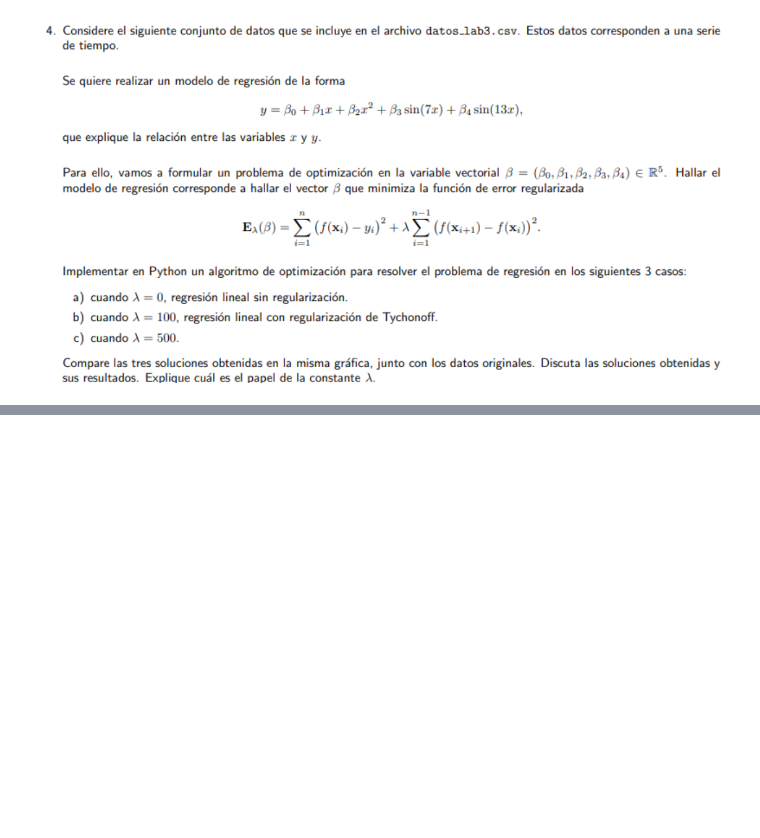
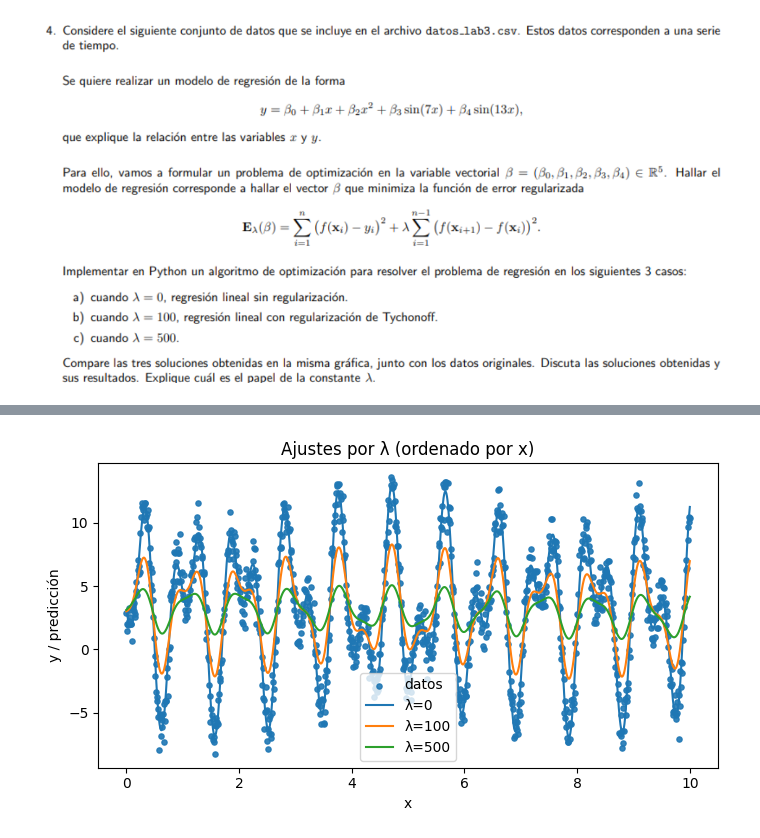
Before and after one commit to wwIrvingww/Laboratorios_Simulacion, a Jupyter notebook: Lab3/lab3.ipynb, the cells around one changed output, grey strips where cells are left out. Drawn from its saved outputs; the diff is of its cells as text; code cells hidden in the pictures; blank space fills up the shorter version.

```diff
--- a/Lab3/lab3.ipynb
+++ b/Lab3/lab3.ipynb
@@ -1587,0 +1684,16 @@ if __name__ == "__main__":
+# %%
+ord_idx = np.argsort(x)
+x_sorted   = x[ord_idx]
+Phi_sorted = Phi[ord_idx]
+
+plt.figure(figsize=(7,4))
+plt.scatter(x, y, s=14, label="datos", alpha=0.9)
+for lam, beta in betas.items():
+    y_hat_sorted = Phi_sorted @ beta
+    plt.plot(x_sorted, y_hat_sorted, label=f"λ={lam}")
+plt.xlabel("x"); plt.ylabel("y / predicción")
+plt.title("Ajustes por λ (ordenado por x)")
+plt.legend(); plt.tight_layout()
+plt.show()
+# %% [output]
+[figure, added]
```
Also changed, not shown: parts of 5 cells of this notebook, 1 other file.
